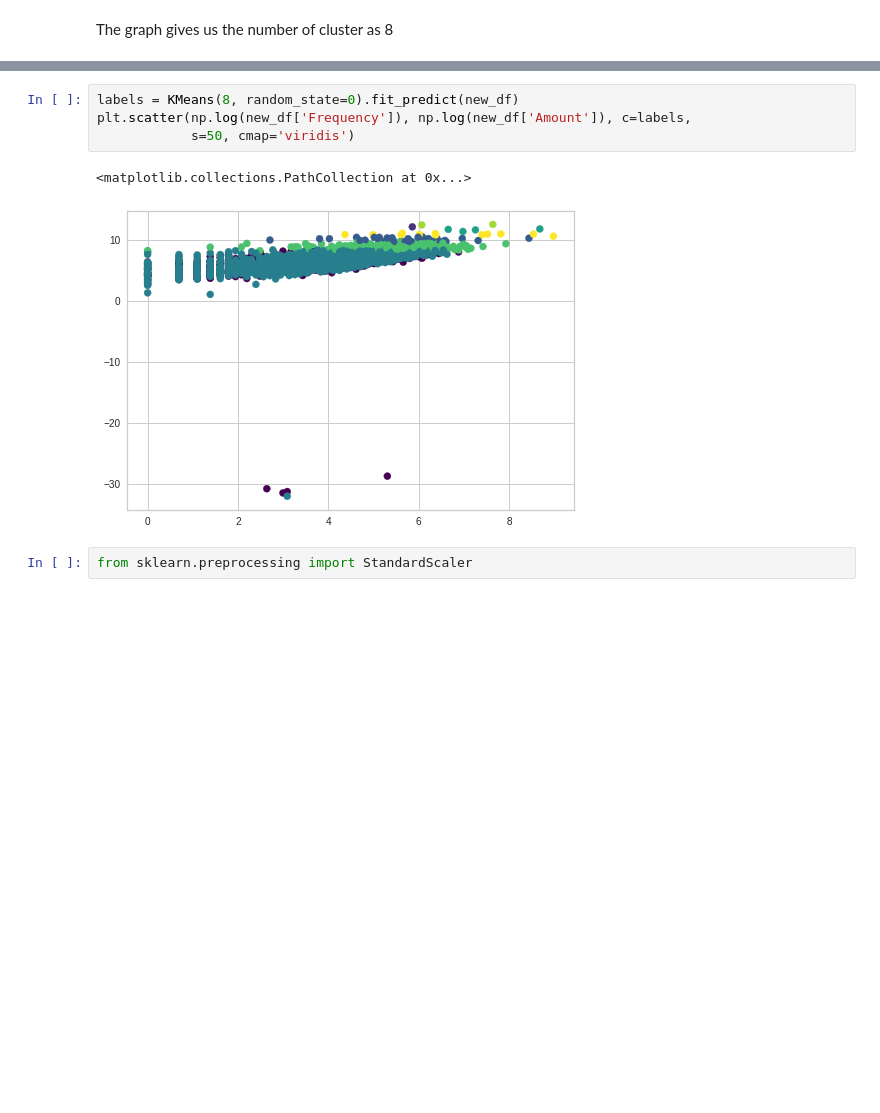
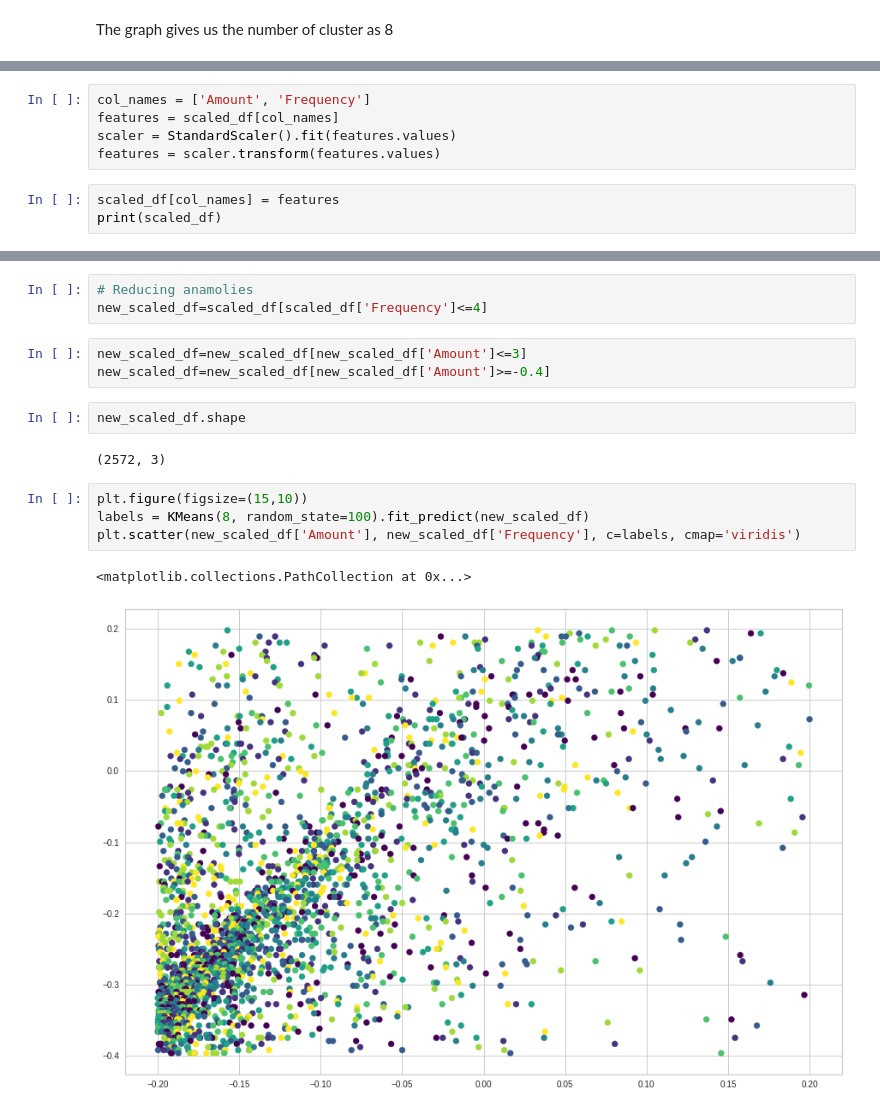
Before and after one commit to Ashu10051998/project-on-Customer-Segementation-in-Unsupervised-ML-, a Jupyter notebook: Copy_of_Online_Retail_Customer_Segmentation_Capstone_Project.ipynb, the cells around one changed output, grey strips where cells are left out. Saved outputs shown, nothing was run; the diff lists cells and outputs as text; blank space fills up the shorter version.

```diff
--- a/Copy_of_Online_Retail_Customer_Segmentation_Capstone_Project.ipynb
+++ b/Copy_of_Online_Retail_Customer_Segmentation_Capstone_Project.ipynb
@@ -364,0 +357,8 @@ SyntaxError: ignored
+# %%
+col_names = ['Amount', 'Frequency']
+features = scaled_df[col_names]
+scaler = StandardScaler().fit(features.values)
+features = scaler.transform(features.values)
+# %%
+scaled_df[col_names] = features
+print(scaled_df)
@@ -365,9 +380,17 @@ SyntaxError: ignored
+# %%
+# Reducing anamolies
+new_scaled_df=scaled_df[scaled_df['Frequency']<=4]
+# %%
+new_scaled_df=new_scaled_df[new_scaled_df['Amount']<=3]
+new_scaled_df=new_scaled_df[new_scaled_df['Amount']>=-0.4]
+# %%
+new_scaled_df.shape
+# %% [output]
+(2572, 3)
 # %%
-labels = KMeans(8, random_state=0).fit_predict(new_df)
-plt.scatter(np.log(new_df['Frequency']), np.log(new_df['Amount']), c=labels,
-            s=50, cmap='viridis')
+plt.figure(figsize=(15,10))
+labels = KMeans(8, random_state=100).fit_predict(new_scaled_df)
+plt.scatter(new_scaled_df['Amount'], new_scaled_df['Frequency'], c=labels, cmap='viridis')
 # %% [output]
 <matplotlib.collections.PathCollection at 0x...>
-[figure, old version]
+[figure, new version]
-# %%
-from sklearn.preprocessing import StandardScaler
```
Also changed, not shown: parts of 32 cells of this notebook.
